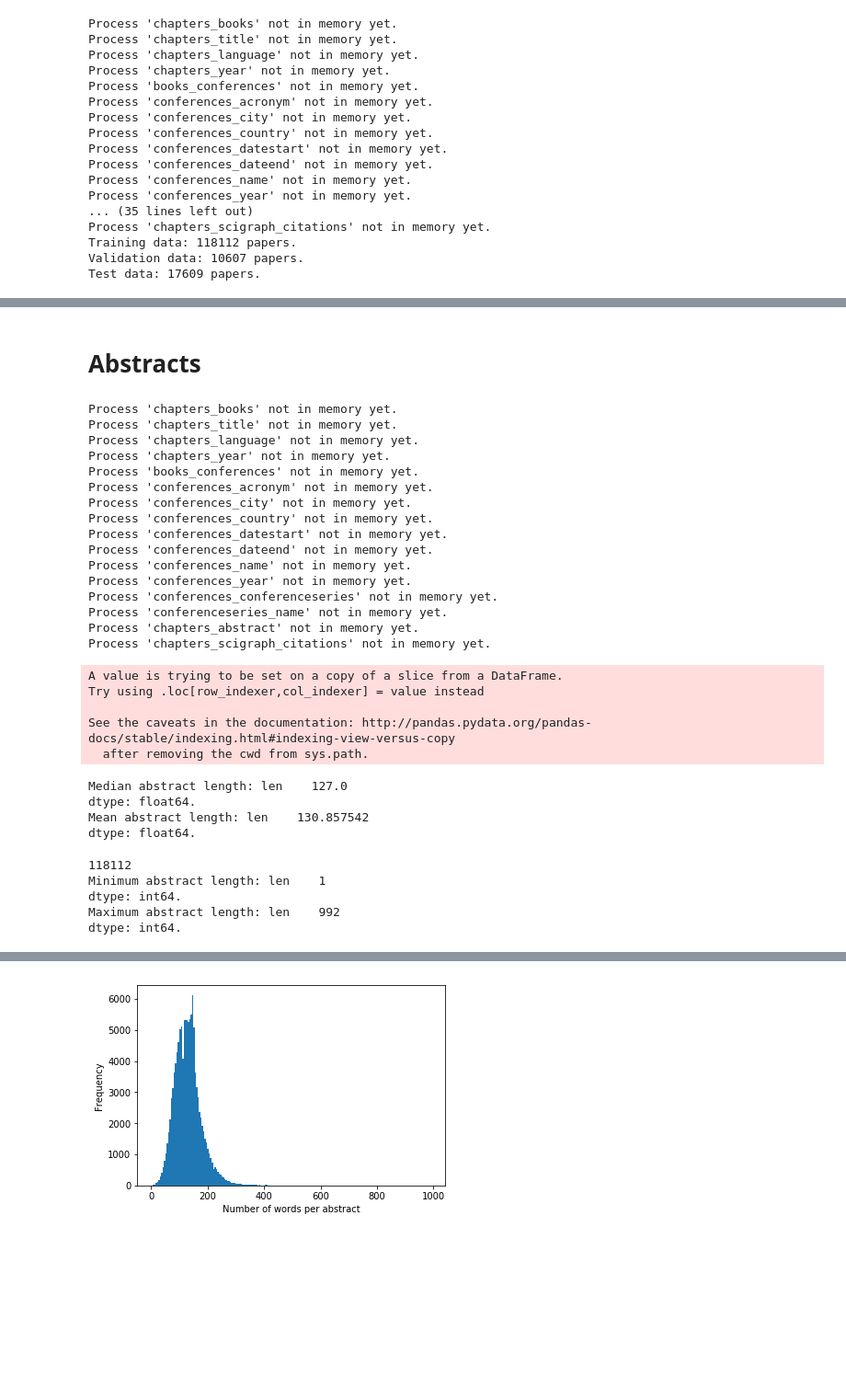
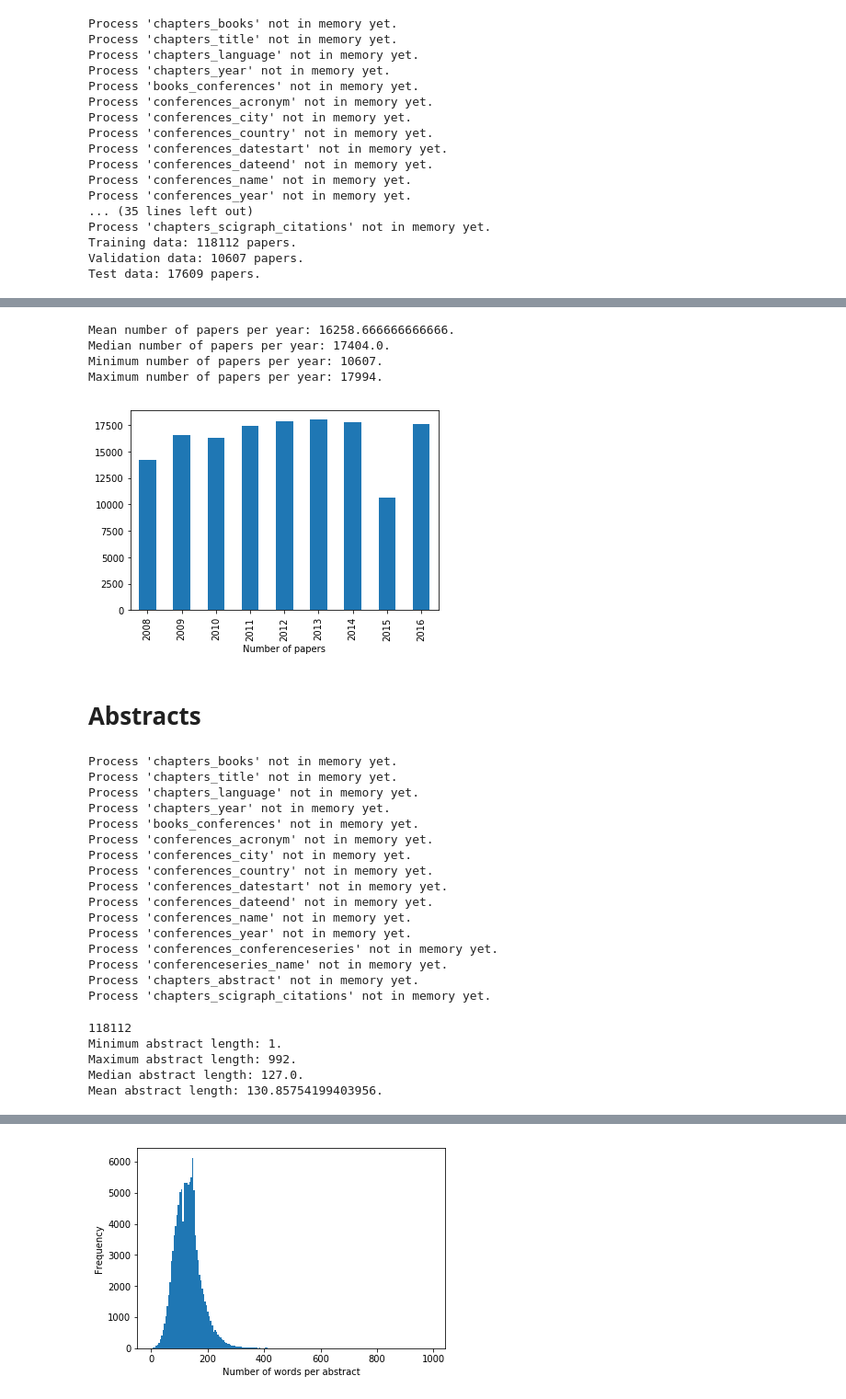
Before and after one commit to andreeaiana/graph_confrec, a Jupyter notebook: notebooks/Exploration General Papers.ipynb, the cells around one changed output, grey strips where cells are left out. Shown: that part at 92% size. Cells and saved outputs as stored; diff of their text form; code cells hidden in the pictures; blank space fills up the shorter version.

Commit message:
More exploration of papers, authors, conferences

```diff
--- a/notebooks/Exploration General Papers.ipynb
+++ b/notebooks/Exploration General Papers.ipynb
@@ -225,0 +276,21 @@ Test data: 17609 papers.
+# %%
+papers_2008 = pd.DataFrame({"year": ["2008"]*len(d_2008.data["chapter_title"]),
+                       "paper": list(d_2008.data["chapter_title"])})
+papers_2009 = pd.DataFrame({"year": ["2009"]*len(d_2009.data["chapter_title"]),
+                       "paper": list(d_2009.data["chapter_title"])})
+papers_2010 = pd.DataFrame({"year": ["2010"]*len(d_2010.data["chapter_title"]),
+                       "paper": list(d_2010.data["chapter_title"])})
+papers_2011 = pd.DataFrame({"year": ["2011"]*len(d_2011.data["chapter_title"]),
+                       "paper": list(d_2011.data["chapter_title"])})
+papers_2012 = pd.DataFrame({"year": ["2012"]*len(d_2012.data["chapter_title"]),
+                       "paper": list(d_2012.data["chapter_title"])})
+papers_2013 = pd.DataFrame({"year": ['2013']*len(d_2013.data["chapter_title"]),
+                        "paper": list(d_2013.data["chapter_title"])})
+papers_2014 = pd.DataFrame({"year": ['2014']*len(d_2014.data["chapter_title"]),
+                        "paper": list(d_2014.data["chapter_title"])})
+papers_2015 = pd.DataFrame({"year": ['2015']*len(d_2015.data["chapter_title"]),
+                        "paper": list(d_2015.data["chapter_title"])})
+papers_2016 = pd.DataFrame({"year": ['2016']*len(d_2016.data["chapter_title"]),
+                        "paper": list(d_2016.data["chapter_title"])})
+papers = pd.concat([papers_2008, papers_2009, papers_2010, papers_2011, papers_2012,
+                    papers_2013, papers_2014, papers_2015, papers_2016])
@@ -226,9 +312,26 @@ Test data: 17609 papers.
+# %%
+print("Mean number of papers per year: {}.".format(series.mean()[0]))
+print("Median number of papers per year: {}.".format(series.median()[0]))
+print("Minimum number of papers per year: {}.".format(series.min()[0]))
+print("Maximum number of papers per year: {}.".format(series.max()[0]))
+# %% [output]
+Mean number of papers per year: 16258.666666666666.
+Median number of papers per year: 17404.0.
+Minimum number of papers per year: 10607.
+Maximum number of papers per year: 17994.
+# %%
+ax = papers[["paper", "year"]].groupby(["year"]).count().plot(kind="bar")
+plt.xlabel("Number of papers")
+ax.legend().remove()
+plt.show()
+# %% [output]
+[figure, added]
 # %% [markdown]
 # Abstracts
 # %%
 d_train = DataLoader()
 d_train.training_data_with_abstracts_citations()
-df = d_train.data[["chapter_abstract"]]
+df = d_train.data
 df["len"] = df.chapter_abstract.apply(lambda x: len(str(x).split(" ")))
 # %% [output]
 Process 'chapters_books' not in memory yet.
@@ -247,8 +350,3 @@ Process 'conferences_conferenceseries' not in memory yet.
 Process 'conferenceseries_name' not in memory yet.
 Process 'chapters_abstract' not in memory yet.
 Process 'chapters_scigraph_citations' not in memory yet.
-A value is trying to be set on a copy of a slice from a DataFrame.
-Try using .loc[row_indexer,col_indexer] = value instead
-
-See the caveats in the documentation: http://pandas.pydata.org/pandas-docs/stable/indexing.html#indexing-view-versus-copy
-  after removing the cwd from sys.path.
@@ -257,18 +353,12 @@ hist = df.groupby("len").size
 # %%
-print("Median abstract length: {}.".format(df[["len"]].median()))
-print("Mean abstract length: {}.".format(df[["len"]].mean()))
+print(len(df[["len"]]))
+print("Minimum abstract length: {}.".format(df["len"].min()))
+print("Maximum abstract length: {}.".format(df["len"].max()))
+print("Median abstract length: {}.".format(df["len"].median()))
+print("Mean abstract length: {}.".format(df["len"].mean()))
 # %% [output]
-Median abstract length: len    127.0
-dtype: float64.
-Mean abstract length: len    130.857542
-dtype: float64.
+118112
+Minimum abstract length: 1.
+Maximum abstract length: 992.
+Median abstract length: 127.0.
+Mean abstract length: 130.85754199403956.
-# %%
-print(len(df[["len"]]))
-print("Minimum abstract length: {}.".format(df[["len"]].min()))
-print("Maximum abstract length: {}.".format(df[["len"]].max()))
-# %% [output]
-118112
-Minimum abstract length: len    1
-dtype: int64.
-Maximum abstract length: len    992
-dtype: int64.
```
Also changed, not shown: parts of 11 cells of this notebook, 2 other files.
